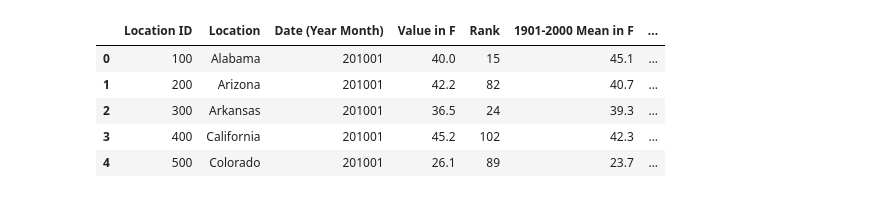
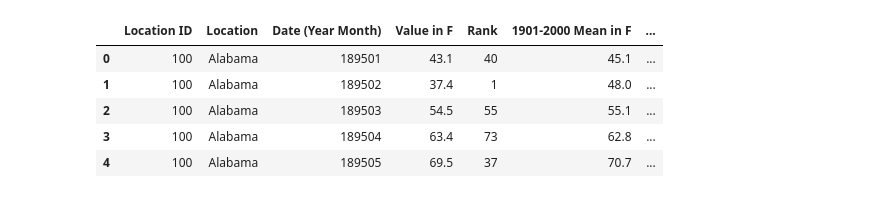
Before and after one commit to HenaVen/SMU_Pro1_Team4_repo, a Jupyter notebook: Weather_Data_NCDC_Year.ipynb, the cells around one changed output. Cells and saved outputs as stored; diff of their text form; code cells hidden in the pictures.

```diff
--- a/Weather_Data_NCDC_Year.ipynb
+++ b/Weather_Data_NCDC_Year.ipynb
@@ -6,12 +6,13 @@ import matplotlib.pyplot as plt
 import numpy as np
 from scipy.stats import sem
 # %%
-ncdc_file = pd.read_csv("Data/Weather_Data_NCDC_2010.csv")
+# read weather data csv
+ncdc_file = pd.read_csv("Data/Weather_Data_NCDC.csv")
 ncdc_file.head()
 # %% [output]
 |  | Location ID | Location | Date (Year Month) | Value in F | Rank | 1901-2000 Mean in F | ... |
-| 0 | 100 | Alabama | 201001 | 40.0 | 15 | 45.1 | ... |
-| 1 | 200 | Arizona | 201001 | 42.2 | 82 | 40.7 | ... |
-| 2 | 300 | Arkansas | 201001 | 36.5 | 24 | 39.3 | ... |
-| 3 | 400 | California | 201001 | 45.2 | 102 | 42.3 | ... |
-| 4 | 500 | Colorado | 201001 | 26.1 | 89 | 23.7 | ... |
+| 0 | 100 | Alabama | 189501 | 43.1 | 40 | 45.1 | ... |
+| 1 | 100 | Alabama | 189502 | 37.4 | 1 | 48.0 | ... |
+| 2 | 100 | Alabama | 189503 | 54.5 | 55 | 55.1 | ... |
+| 3 | 100 | Alabama | 189504 | 63.4 | 73 | 62.8 | ... |
+| 4 | 100 | Alabama | 189505 | 69.5 | 37 | 70.7 | ... |
```
Also changed, not shown: parts of 8 cells of this notebook, 6 other files.
